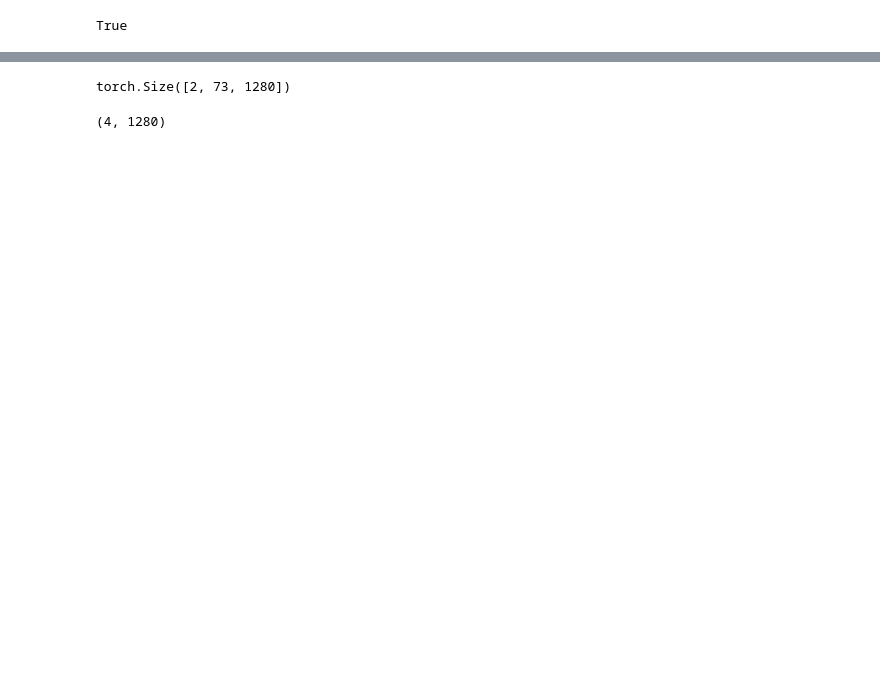
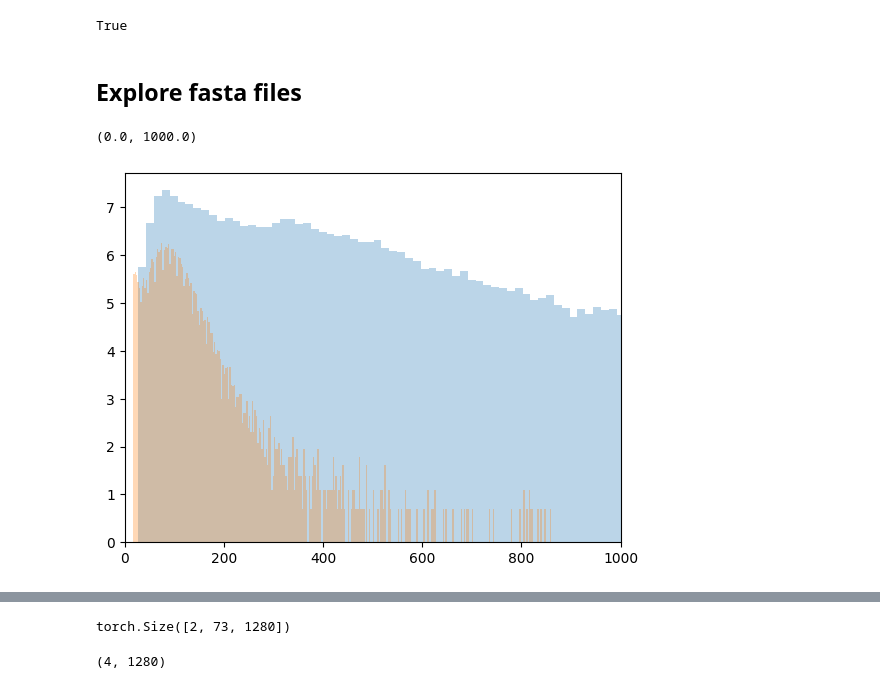
Before and after one commit to Arcadia-Science/2024-plm-utils, a Jupyter notebook: notebooks/esm-eda.ipynb, the cells around one changed output, grey strips where cells are left out. Drawn from its saved outputs; the diff is of its cells as text; code cells hidden in the pictures; blank space fills up the shorter version.

```diff
--- a/notebooks/esm-eda.ipynb
+++ b/notebooks/esm-eda.ipynb
@@ -29,3 +29,28 @@ True
 # %%
 %load_ext autoreload
 %autoreload 2
+# %% [markdown]
+## Explore fasta files
+# %%
+def plot_sequence_lengths_histogram(fasta_file, bins=50):
+    seq_lengths = np.array([len(record.seq) for record in SeqIO.parse(fasta_file, "fasta")])
+
+    p = 0.1
+    [min_length, max_length] = np.percentile(seq_lengths, (p, 100 - p))
+    seq_lengths = seq_lengths[seq_lengths > min_length]
+    seq_lengths = seq_lengths[seq_lengths < max_length]
+
+    counts, edges = np.histogram(seq_lengths, bins=bins)
+    plt.bar(edges[1:], np.log(counts + 1), width=(edges[1] - edges[0]), alpha=0.3)
+# %%
+plt.figure()
+filepath = '../tmp/data/coding_train_and_test_10x_subsampled_peptides.fa'
+plot_sequence_lengths_histogram(filepath, bins=300)
+
+filepath = '../tmp/data/noncoding_train_and_test_10x_subsampled_dedup_peptides.fa'
+plot_sequence_lengths_histogram(filepath, bins=300)
+
+plt.xlim([0, 1000])
+# %% [output]
+(0.0, 1000.0)
+[figure, added]
```
Also changed, not shown: parts of 24 cells of this notebook, 1 other file.
